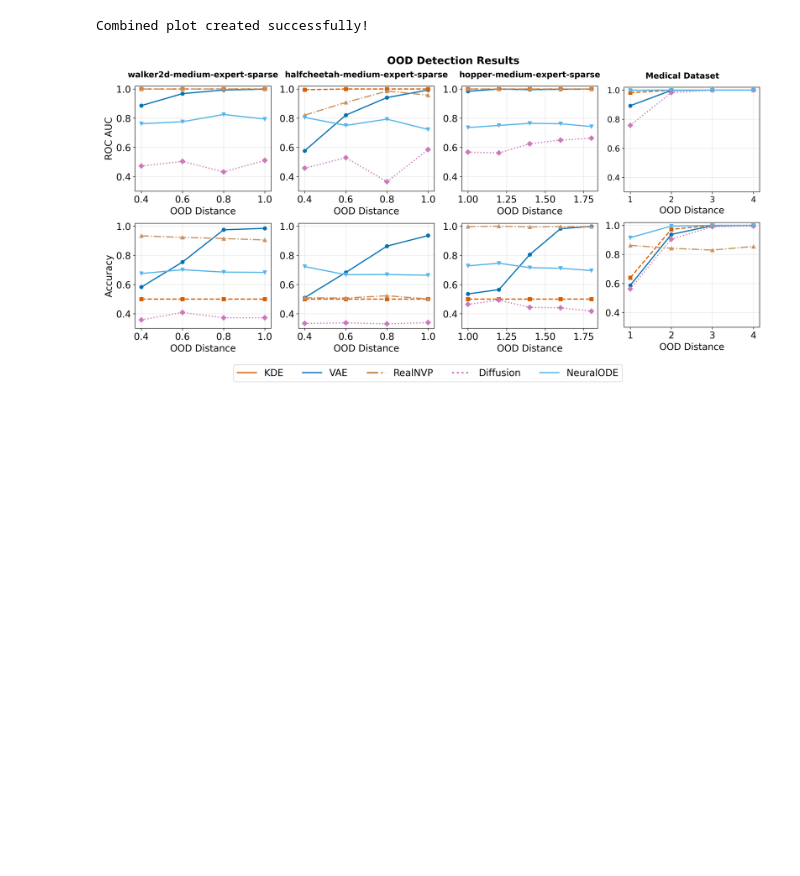
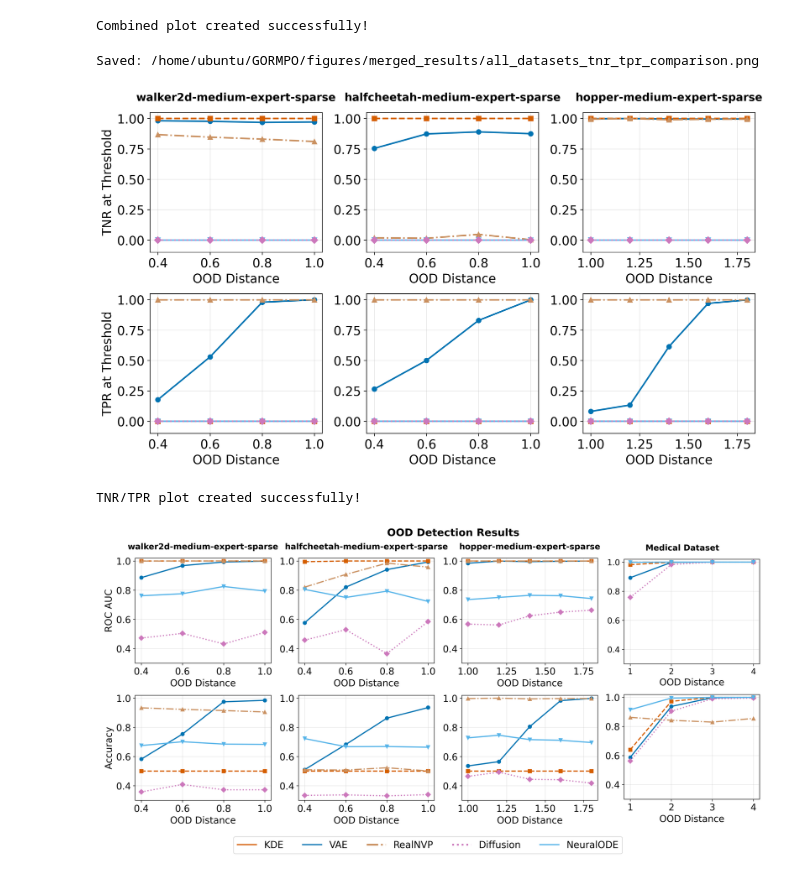
Before and after one commit to aysintumay/GORMPO, a Jupyter notebook: notebooks/merge_results.ipynb, the cells around one changed output. Cells and saved outputs as stored; diff of their text form; code cells hidden in the pictures; blank space fills up the shorter version.

Commit message:
roselab2 results and tpn tnr in sparse

```diff
--- a/notebooks/merge_results.ipynb
+++ b/notebooks/merge_results.ipynb
@@ -153,6 +153,68 @@ print("\nCombined plot created successfully!")
 Saved: /home/ubuntu/GORMPO/figures/merged_results/all_datasets_comparison.png
 [figure]
 Combined plot created successfully!
+# %%
+# Plot TNR at Threshold and TPR at Threshold metrics
+# Create figure with 2 rows x 3 columns (all datasets side by side)
+fig, axes = plt.subplots(2, num_datasets, figsize=(4 * num_datasets, 7), dpi=300)
+
+# Handle case when there's only one dataset
+if num_datasets == 1:
+    axes = axes.reshape(-1, 1)
+
+for col, dataset_name in enumerate(dataset_names):
+    methods_data = results_by_dataset[dataset_name]
+    display_title = format_dataset_title(dataset_name)
+
+    # Plot 1: TNR at Threshold (top row)
+    ax1 = axes[0, col]
+    for method_name, data in methods_data.items():
+        distances = [d['distance'] for d in data]
+        tnr = [d.get('tnr_at_threshold', 0) for d in data]
+        style = method_styles[method_name]
+        ax1.plot(distances, tnr, label=method_name,
+                color=style['color'], marker=style['marker'],
+                linestyle=style['linestyle'], linewidth=2, markersize=6)
+
+    ax1.set_title(display_title, fontsize=14, fontweight='bold', y=1.05)
+    ax1.set_xlabel('OOD Distance', fontsize=16)
+    if col == 0:
+        ax1.set_ylabel('TNR at Threshold', fontsize=16)
+    ax1.tick_params(axis='both', labelsize=16)
+    ax1.grid(True, alpha=0.3)
+    ax1.set_ylim([-0.1, 1.05])
+
+    # Plot 2: TPR at Threshold (bottom row)
+    ax2 = axes[1, col]
+    for method_name, data in methods_data.items():
+        distances = [d['distance'] for d in data]
+        tpr = [d.get('tpr_at_threshold', 0) for d in data]
+        style = method_styles[method_name]
+        ax2.plot(distances, tpr, label=method_name,
+                color=style['color'], marker=style['marker'],
+                linestyle=style['linestyle'], linewidth=2, markersize=6)
+
+    ax2.set_xlabel('OOD Distance', fontsize=16)
+    if col == 0:
+        ax2.set_ylabel('TPR at Threshold', fontsize=16)
+    ax2.tick_params(axis='both', labelsize=16)
+    ax2.grid(True, alpha=0.3)
+    ax2.set_ylim([-0.1, 1.05])
+
+plt.tight_layout()
+
+# Save the combined figure
+output_file = output_dir / 'all_datasets_tnr_tpr_comparison.png'
+plt.savefig(output_file, dpi=300, bbox_inches='tight')
+print(f"Saved: {output_file}")
+
+plt.show()
+
+print("\nTNR/TPR plot created successfully!")
+# %% [output]
+Saved: /home/ubuntu/GORMPO/figures/merged_results/all_datasets_tnr_tpr_comparison.png
+[figure, added]
+TNR/TPR plot created successfully!
 # %%
 # fig1 = plt.imread("eval_sample_bc.png")
 fig1 = plt.imread("/home/ubuntu/GORMPO/figures/merged_results/all_datasets_comparison.png")
```
Also changed, not shown: 35 other files.
